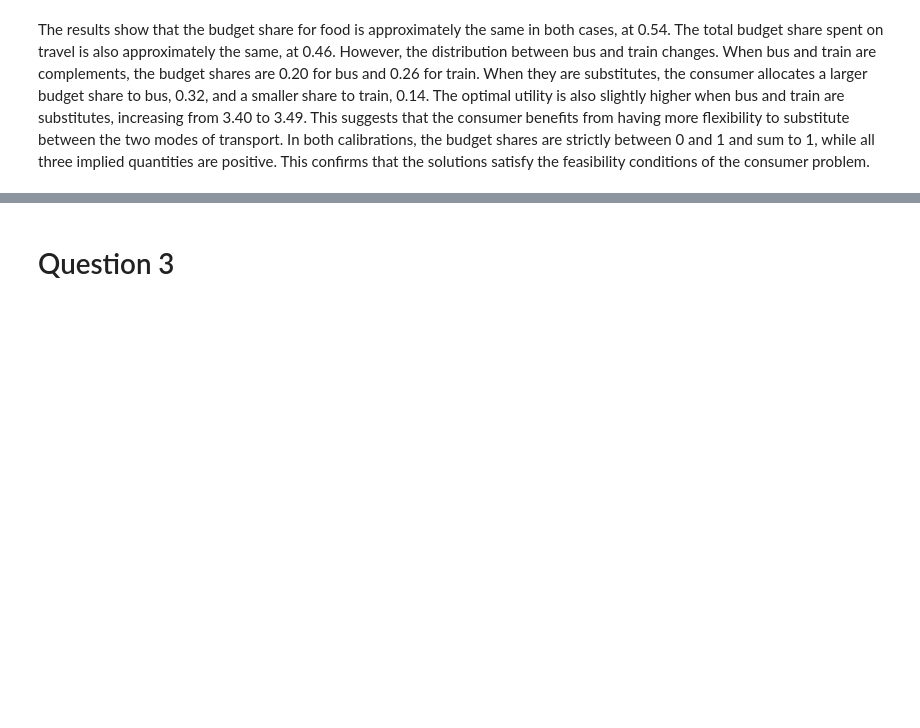
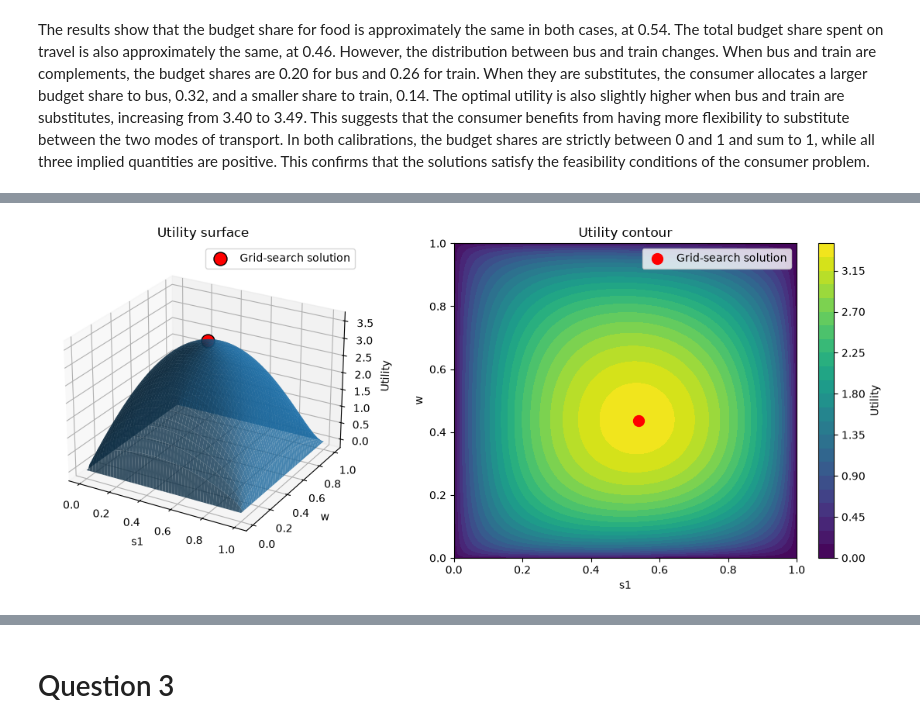
Before and after one commit to NumEconCopenhagen/projects-2025-philippa-ronya, a Jupyter notebook: 02_modelproject/modelproject_eduardo.ipynb, the cells around one changed output, grey strips where cells are left out. Cells and saved outputs as stored; diff of their text form; code cells hidden in the pictures; blank space fills up the shorter version.

```diff
--- a/02_modelproject/modelproject_eduardo.ipynb
+++ b/02_modelproject/modelproject_eduardo.ipynb
@@ -143,0 +163,16 @@ The results show that the budget share for food is approximately the same in bot
+# %%
+# solve the model using a two-dimensional grid search
+model = modelproject_2_1_2_2.ConsumerClass()
+
+opt_grid = model.solve_grid(N=200)
+
+# report optimal choices
+print("Optimal choices:")
+print("s1 =", opt_grid.s1)
+print("w  =", opt_grid.w)
+
+# report implied budget shares
+print("\nImplied budget shares:")
+print("s1 =", opt_grid.s1)
+print("s2 =", opt_grid.s2)
+print("s3 =", opt_grid.s3)
@@ -143,0 +192,68 @@ The results show that the budget share for food is approximately the same in bot
+# %%
+# 2.1.2 - plot utility over the nested shares
+
+fig = plt.figure(figsize=(12, 5))
+
+# 3D surface plot
+ax1 = fig.add_subplot(1, 2, 1, projection='3d')
+
+
+ax1.plot_surface(
+    opt_grid.s1_grid,
+    opt_grid.w_grid,
+    opt_grid.u_grid,
+    alpha=0.8
+)
+
+# mark the grid-search solution
+ax1.scatter(
+    opt_grid.s1,
+    opt_grid.w,
+    opt_grid.u + 0.1,
+    s=150,
+    color='red',
+    edgecolor='black',
+    depthshade=False,
+    label='Grid-search solution'
+)
+
+ax1.set_xlabel('s1')
+ax1.set_ylabel('w')
+ax1.set_zlabel('Utility')
+ax1.set_title('Utility surface')
+
+ax1.view_init(elev=25, azim=-60)
+ax1.legend()
+
+# contour plot
+ax2 = fig.add_subplot(1, 2, 2)
+
+contour = ax2.contourf(
+    opt_grid.s1_grid,
+    opt_grid.w_grid,
+    opt_grid.u_grid,
+    levels=30
+)
+
+# mark the solution
+ax2.scatter(
+    opt_grid.s1,
+    opt_grid.w,
+    s=100,
+    color='red',
+    label='Grid-search solution'
+)
+
+ax2.legend()
+
+ax2.set_xlabel('s1')
+ax2.set_ylabel('w')
+ax2.set_title('Utility contour')
+
+# add colorbar
+fig.colorbar(contour, ax=ax2, label='Utility')
+
+plt.tight_layout()
+plt.show()
+# %% [output]
+[figure, added]
```
Also changed, not shown: parts of 41 cells of this notebook.
